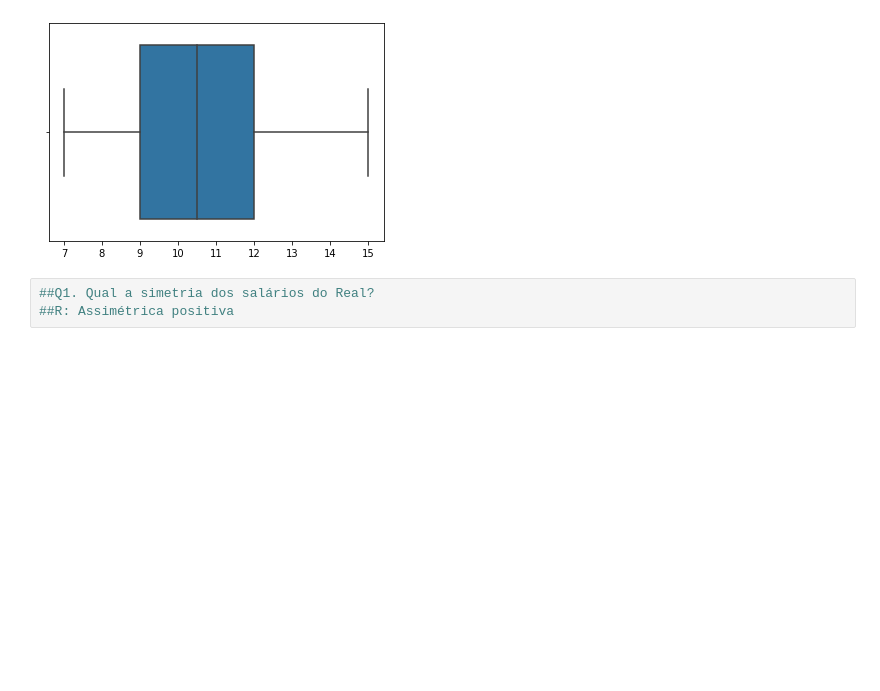
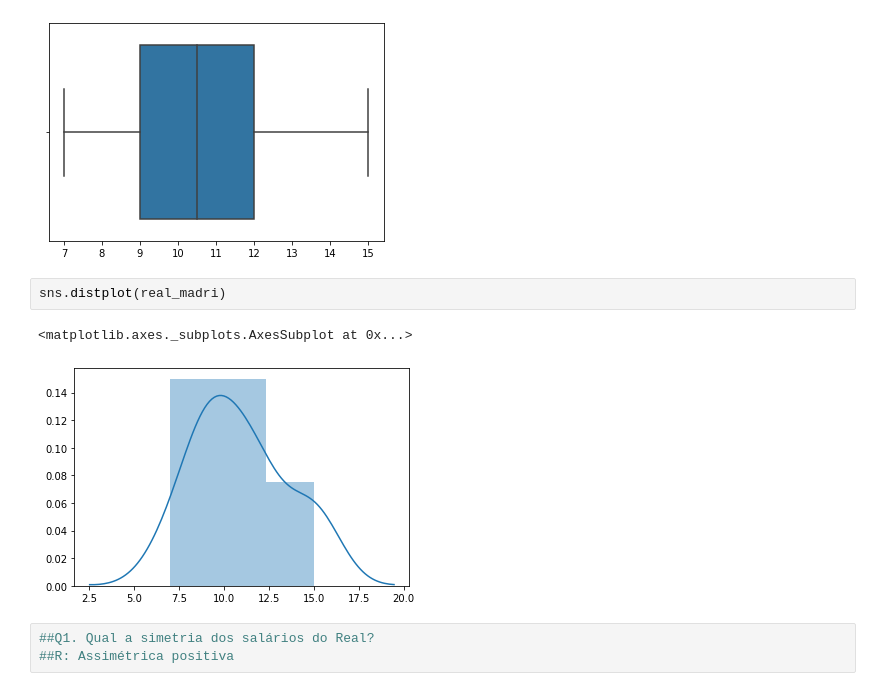
Before and after one commit to paulordie/estatisticas-ds, a Jupyter notebook: estatistica_avaliacao_01.ipynb, the cells around one changed output. Cells and saved outputs as stored; diff of their text form; blank space fills up the shorter version.

```diff
--- a/estatistica_avaliacao_01.ipynb
+++ b/estatistica_avaliacao_01.ipynb
@@ -18,6 +23,11 @@ sns.boxplot(real_madri)
 # %% [output]
 <matplotlib.axes._subplots.AxesSubplot at 0x...>
 [figure]
+# %%
+sns.distplot(real_madri)
+# %% [output]
+<matplotlib.axes._subplots.AxesSubplot at 0x...>
+[figure, added]
 # %%
 ##Q1. Qual a simetria dos salários do Real?
 ##R: Assimétrica positiva
```
Also changed, not shown: parts of 13 cells of this notebook.
